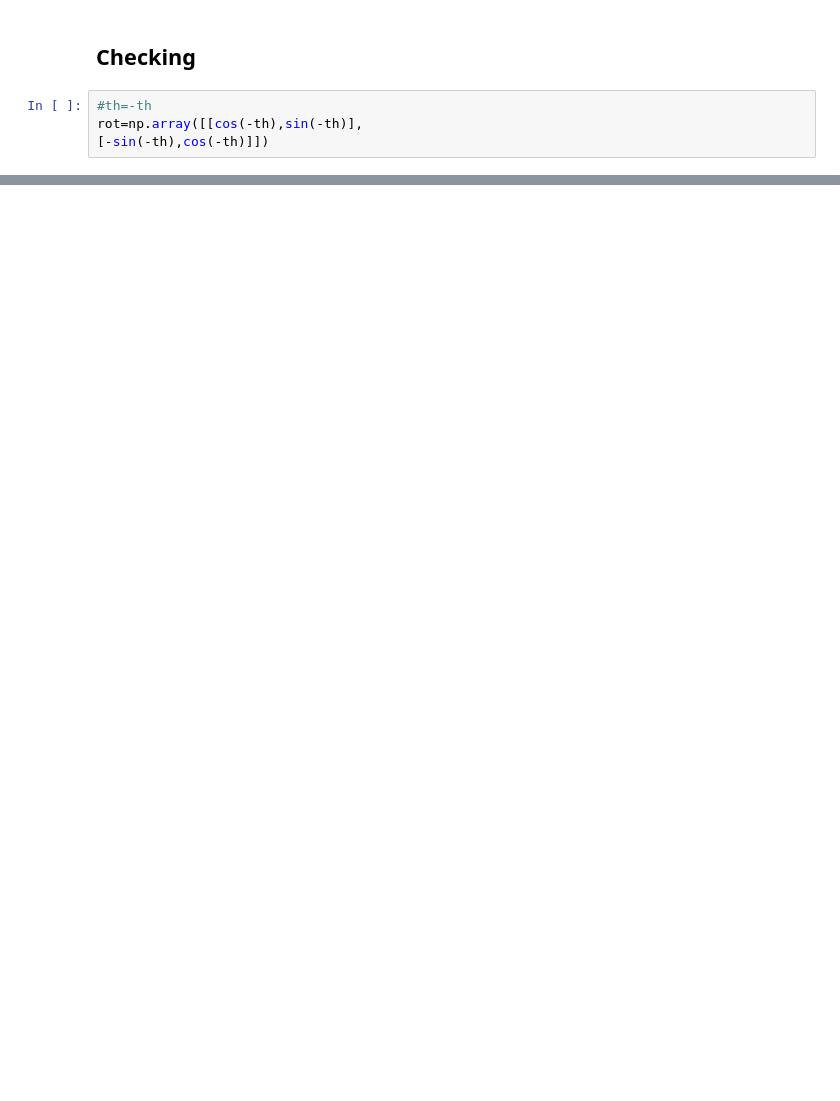
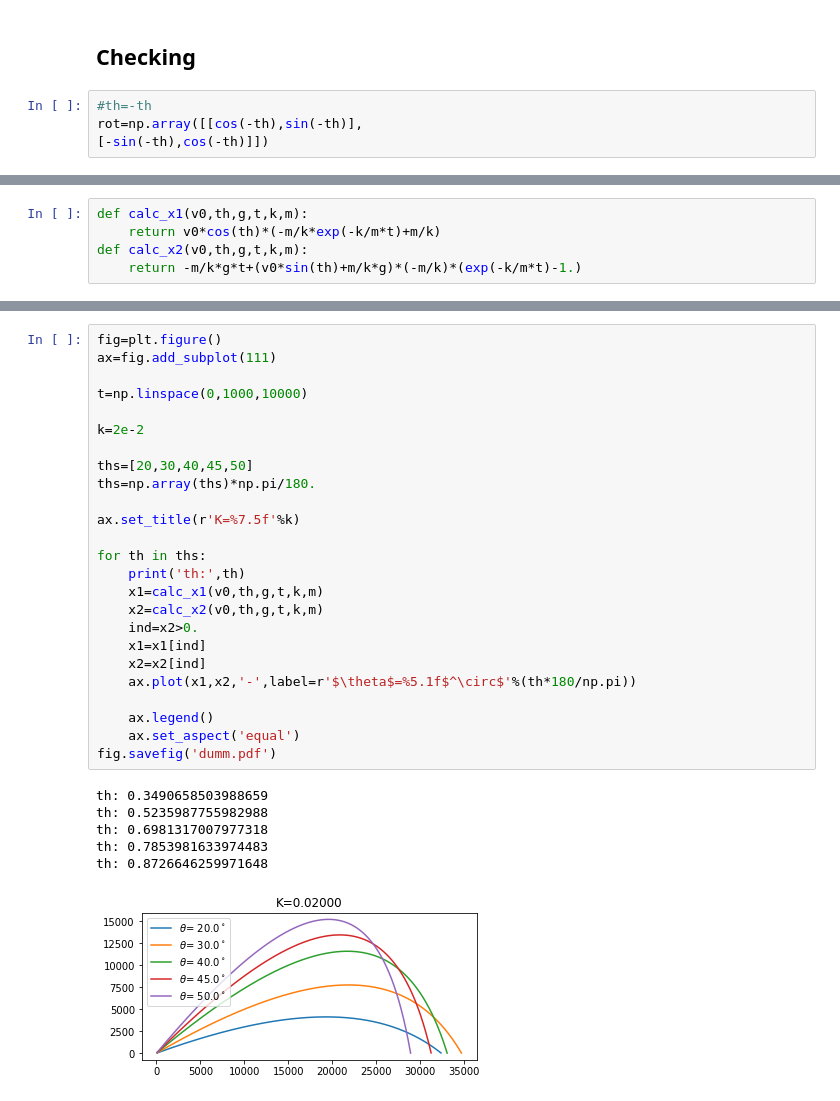
Before and after one commit to youngung/lectures, a Jupyter notebook: ipynb/commons/Invariance_coordinate_system.ipynb, the cells around one changed output, grey strips where cells are left out. Drawn from its saved outputs; the diff is of its cells as text; blank space fills up the shorter version.

```diff
--- a/ipynb/commons/Invariance_coordinate_system.ipynb
+++ b/ipynb/commons/Invariance_coordinate_system.ipynb
@@ -106,0 +120,5 @@ gca().legend()
+# %%
+def calc_x1(v0,th,g,t,k,m):
+    return v0*cos(th)*(-m/k*exp(-k/m*t)+m/k)
+def calc_x2(v0,th,g,t,k,m):
+    return -m/k*g*t+(v0*sin(th)+m/k*g)*(-m/k)*(exp(-k/m*t)-1.)
@@ -106,0 +164,32 @@ gca().legend()
+# %%
+fig=plt.figure()
+ax=fig.add_subplot(111)
+
+t=np.linspace(0,1000,10000)
+
+k=2e-2
+
+ths=[20,30,40,45,50]
+ths=np.array(ths)*np.pi/180.
+
+ax.set_title(r'K=%7.5f'%k)
+
+for th in ths:
+    print('th:',th)
+    x1=calc_x1(v0,th,g,t,k,m)
+    x2=calc_x2(v0,th,g,t,k,m)
+    ind=x2>0.
+    x1=x1[ind]
+    x2=x2[ind]
+    ax.plot(x1,x2,'-',label=r'$\theta$=%5.1f$^\circ$'%(th*180/np.pi))
+
+    ax.legend()
+    ax.set_aspect('equal')
+fig.savefig('dumm.pdf')
+# %% [output]
+th: 0.3490658503988659
+th: 0.5235987755982988
+th: 0.6981317007977318
+th: 0.7853981633974483
+th: 0.8726646259971648
+[figure, added]
```
Also changed, not shown: parts of 8 cells of this notebook.
